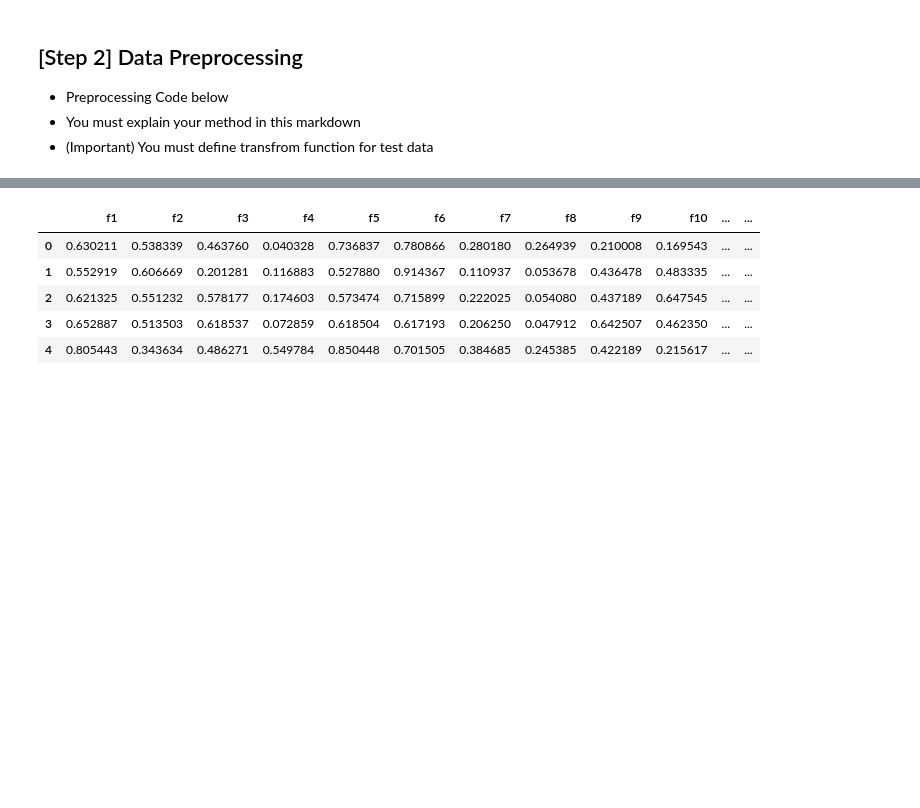
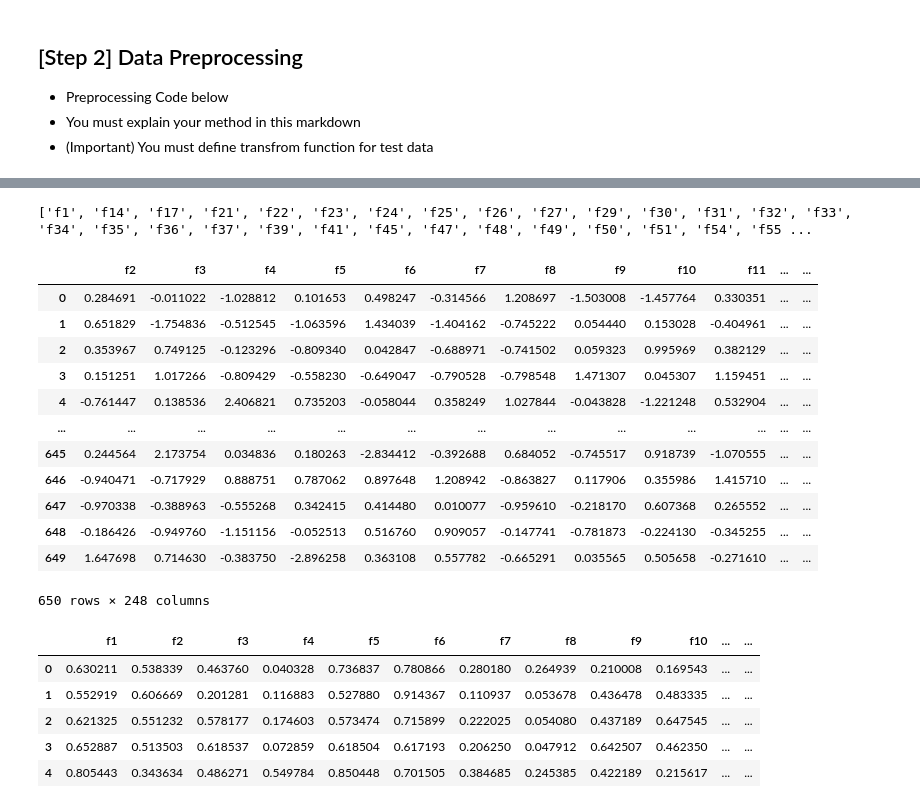
Before and after one commit to robinjoo1015/artificial-intelligence-2022-2, a Jupyter notebook: FINAL/Practice_Code_NB.ipynb, the cells around one changed output, grey strips where cells are left out. Cells and saved outputs as stored; diff of their text form; code cells hidden in the pictures; blank space fills up the shorter version.

```diff
--- a/FINAL/Practice Code.ipynb
+++ b/FINAL/Practice_Code_NB.ipynb
@@ -84,3 +84,6 @@ Name: answer, dtype: float64
 * Preprocessing Code below
 * You must explain your method in this markdown
 * (Important) You must define transfrom function for test data
+# %%
+# Dictionary to store various experimental training dataset
+X_data_dict = {'X_data': X_data}
@@ -87,3 +113,31 @@ Name: answer, dtype: float64
+# %%
+# Generate new dataset by dropping columns with correlation value equal or larger than threshold(0.8)
+X_data_drop = X_data.copy()
+drop_col = []
+for col in X_data_corr.columns:
+    for row in X_data_corr.index:
+        if X_data_corr[col][row] >= 0.8:
+            X_data_drop.drop(columns=col, inplace=True)
+            drop_col.append(col)
+            break
+X_data_dict['X_data_drop'] = X_data_drop
+print(drop_col)
+X_data_drop
+# %% [output]
+['f1', 'f14', 'f17', 'f21', 'f22', 'f23', 'f24', 'f25', 'f26', 'f27', 'f29', 'f30', 'f31', 'f32', 'f33', 'f34', 'f35', 'f36', 'f37', 'f39', 'f41', 'f45', 'f47', 'f48', 'f49', 'f50', 'f51', 'f54', 'f55 ...
+|  | f2 | f3 | f4 | f5 | f6 | f7 | f8 | f9 | f10 | f11 | ... | ... |
+| 0 | 0.284691 | -0.011022 | -1.028812 | 0.101653 | 0.498247 | -0.314566 | 1.208697 | -1.503008 | -1.457764 | 0.330351 | ... | ... |
+| 1 | 0.651829 | -1.754836 | -0.512545 | -1.063596 | 1.434039 | -1.404162 | -0.745222 | 0.054440 | 0.153028 | -0.404961 | ... | ... |
+| 2 | 0.353967 | 0.749125 | -0.123296 | -0.809340 | 0.042847 | -0.688971 | -0.741502 | 0.059323 | 0.995969 | 0.382129 | ... | ... |
+| 3 | 0.151251 | 1.017266 | -0.809429 | -0.558230 | -0.649047 | -0.790528 | -0.798548 | 1.471307 | 0.045307 | 1.159451 | ... | ... |
+| 4 | -0.761447 | 0.138536 | 2.406821 | 0.735203 | -0.058044 | 0.358249 | 1.027844 | -0.043828 | -1.221248 | 0.532904 | ... | ... |
+| ... | ... | ... | ... | ... | ... | ... | ... | ... | ... | ... | ... | ... |
+| 645 | 0.244564 | 2.173754 | 0.034836 | 0.180263 | -2.834412 | -0.392688 | 0.684052 | -0.745517 | 0.918739 | -1.070555 | ... | ... |
+| 646 | -0.940471 | -0.717929 | 0.888751 | 0.787062 | 0.897648 | 1.208942 | -0.863827 | 0.117906 | 0.355986 | 1.415710 | ... | ... |
+| 647 | -0.970338 | -0.388963 | -0.555268 | 0.342415 | 0.414480 | 0.010077 | -0.959610 | -0.218170 | 0.607368 | 0.265552 | ... | ... |
+| 648 | -0.186426 | -0.949760 | -1.151156 | -0.052513 | 0.516760 | 0.909057 | -0.147741 | -0.781873 | -0.224130 | -0.345255 | ... | ... |
+| 649 | 1.647698 | 0.714630 | -0.383750 | -2.896258 | 0.363108 | 0.557782 | -0.665291 | 0.035565 | 0.505658 | -0.271610 | ... | ... |
+650 rows × 248 columns
 # %%
 # Sample Code - Min Max Scaling
 import warnings
```
Also changed, not shown: parts of 12 cells of this notebook.
